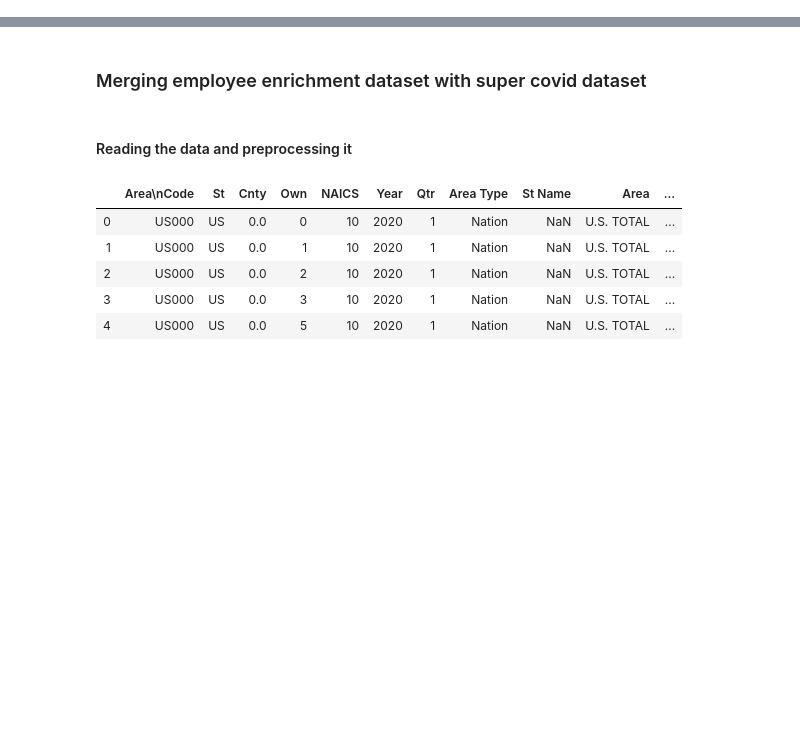
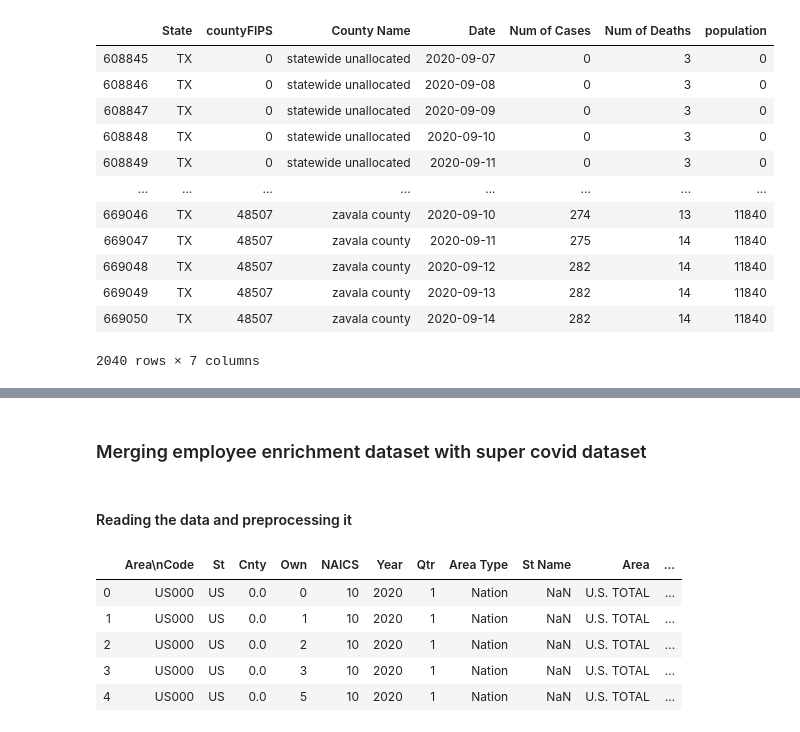
Before and after one commit to EricCortes14/Data-Science-COVID-19-Project, a Jupyter notebook: src/Employment_covid_merge.ipynb, the cells around one changed output, grey strips where cells are left out. Cells and saved outputs as stored; diff of their text form; code cells hidden in the pictures; blank space fills up the shorter version.

```diff
--- a/src/Employment_covid_merge.ipynb
+++ b/src/Employment_covid_merge.ipynb
@@ -0,0 +13,3 @@
+# %%
+#Converting the datatype to datetime format
+covid_data['Date'] = covid_data.Date.apply(lambda d: datetime.strptime(d, '%Y-%m-%d'))
@@ -0,0 +18,2 @@
+# %%
+covid_statedata=covid_data.loc[covid_data['State'] == 'TX']
@@ -0,0 +39,17 @@
+# %%
+#Final dataset with Texas state data
+covid
+# %% [output]
+|  | State | countyFIPS | County Name | Date | Num of Cases | Num of Deaths | population |
+| 608845 | TX | 0 | statewide unallocated | 2020-09-07 | 0 | 3 | 0 |
+| 608846 | TX | 0 | statewide unallocated | 2020-09-08 | 0 | 3 | 0 |
+| 608847 | TX | 0 | statewide unallocated | 2020-09-09 | 0 | 3 | 0 |
+| 608848 | TX | 0 | statewide unallocated | 2020-09-10 | 0 | 3 | 0 |
+| 608849 | TX | 0 | statewide unallocated | 2020-09-11 | 0 | 3 | 0 |
+| ... | ... | ... | ... | ... | ... | ... | ... |
+| 669046 | TX | 48507 | zavala county | 2020-09-10 | 274 | 13 | 11840 |
+| 669047 | TX | 48507 | zavala county | 2020-09-11 | 275 | 14 | 11840 |
+| 669048 | TX | 48507 | zavala county | 2020-09-12 | 282 | 14 | 11840 |
+| 669049 | TX | 48507 | zavala county | 2020-09-13 | 282 | 14 | 11840 |
+| 669050 | TX | 48507 | zavala county | 2020-09-14 | 282 | 14 | 11840 |
+2040 rows × 7 columns
```
Also changed, not shown: parts of 17 cells of this notebook, 1 other file.
